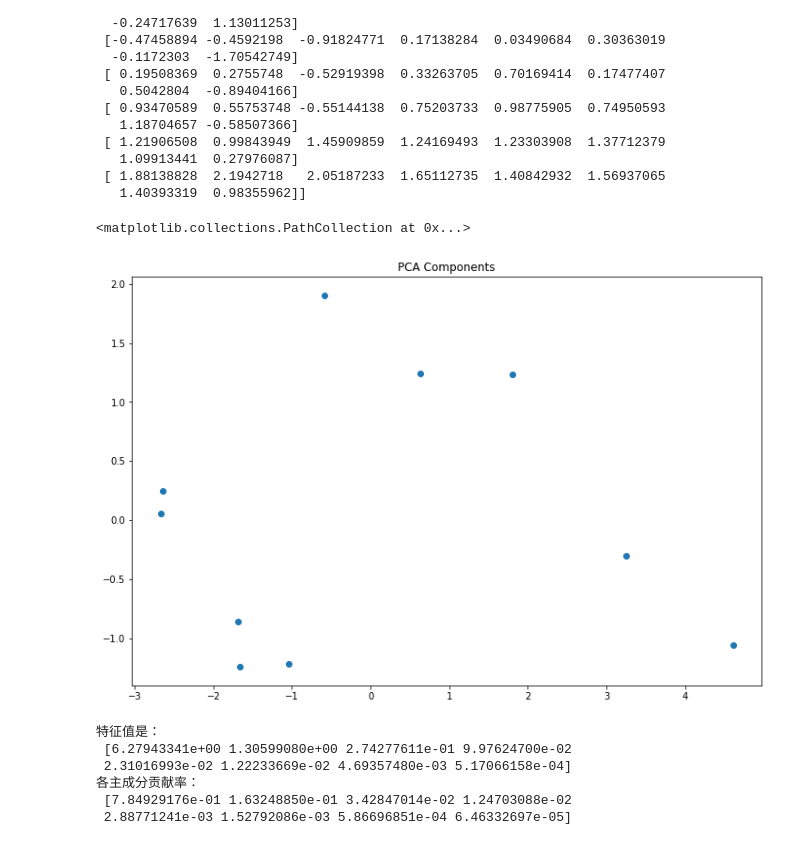
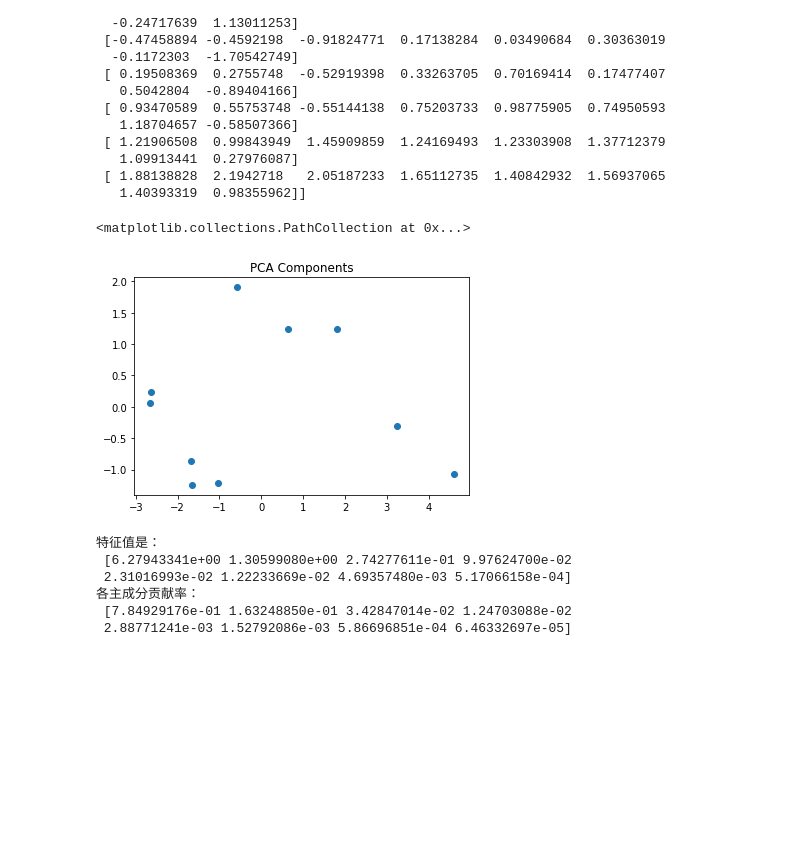
Before and after one commit to XuRui314/MathematicalModeling, a Jupyter notebook: Clustering.ipynb, the cells around one changed output. Saved outputs shown, nothing was run; the diff lists cells and outputs as text; code cells hidden in the pictures; blank space fills up the shorter version.

```diff
--- a/Clustering.ipynb
+++ b/Clustering.ipynb
@@ -551,14 +551,13 @@ print(norm)
 # %%
 pca = PCA(n_components=2)
 pca_result = pca.fit_transform(norm)
 %matplotlib inline
 import matplotlib.pyplot as plt
-plt.figure(figsize=(12,8))
 plt.title('PCA Components')
 plt.scatter(pca_result[:,0], pca_result[:,1])
 # %% [output]
 <matplotlib.collections.PathCollection at 0x...>
-[figure, old version]
+[figure, new version]
 # %%
 model = PCA().fit(norm) # 构造并拟合模型
 print('特征值是：\n', model.explained_variance_)
```
